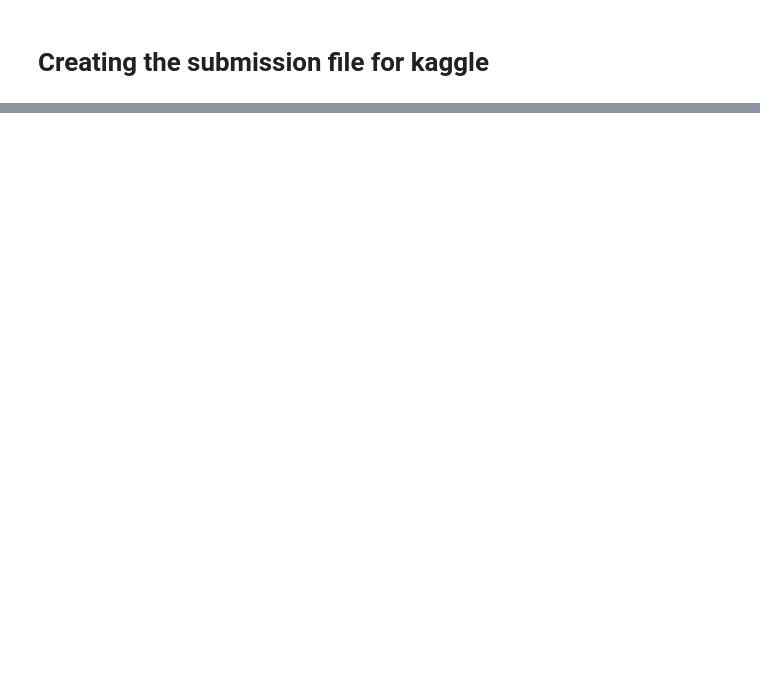
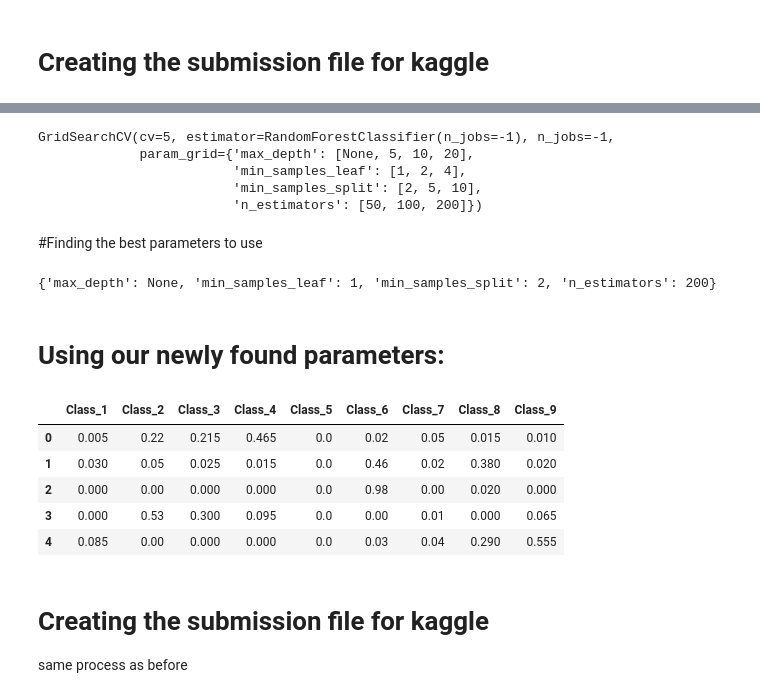
Before and after one commit to Jonathan-Oviedo/ML-23-TEA, a Jupyter notebook: Crate_and_Barrel_.ipynb, the cells around one changed output, grey strips where cells are left out. Saved outputs shown, nothing was run; the diff lists cells and outputs as text; code cells hidden in the pictures; blank space fills up the shorter version.

```diff
--- a/Crate_and_Barrel_.ipynb
+++ b/Crate_and_Barrel_.ipynb
@@ -123,0 +225,67 @@ predictionDF.to_csv("submission2.csv", sep=",", index=False,header=1)
+# %%
+# Define the parameter grid
+paramGrid = {
+    'n_estimators': [50, 100, 200],
+    'max_depth': [None, 5, 10, 20],
+    'min_samples_split': [2, 5, 10],
+    'min_samples_leaf': [1, 2, 4]
+}
+
+# Create a random forest classifier
+RFC = RandomForestClassifier(n_jobs = -1)
+
+# Create a grid search object
+grid_search = GridSearchCV(estimator=RFC, param_grid=paramGrid,n_jobs =-1, cv=5)
+
+#this took almost 3 hours to run the first time we added n_jobs=-1 to use all possible cores and it took about 1 hour 30 mins I would not reccomend running again if it can be avoided.
+# Fit the grid search object to the training data
+grid_search.fit(trainData, trainLabel)
+# %% [output]
+GridSearchCV(cv=5, estimator=RandomForestClassifier(n_jobs=-1), n_jobs=-1,
+             param_grid={'max_depth': [None, 5, 10, 20],
+                         'min_samples_leaf': [1, 2, 4],
+                         'min_samples_split': [2, 5, 10],
+                         'n_estimators': [50, 100, 200]})
+# %% [markdown]
+#Finding the best parameters to use
+# %%
+# Find the best parameters
+print(grid_search.best_params_)
+# %% [output]
+{'max_depth': None, 'min_samples_leaf': 1, 'min_samples_split': 2, 'n_estimators': 200}
+# %% [markdown]
+# Using our newly found parameters:
+# %%
+bestParams = grid_search.best_params_
+
+# Create a new RFC using the best parameters
+bestRFC = RandomForestClassifier(**bestParams)
+
+# Fit the new RFC with trainData and trainLabel
+bestRFC.fit(trainData, trainLabel)
+
+# Get the "id" column from the test data and save them in testIDs
+testIDs = testData["id"]
+testIDs = pd.DataFrame(testIDs, columns=["id"])
+
+# Drop the "id" column from the test data
+testData = testData.drop("id", axis=1)
+
+# Make predictions on the test data
+prediction = bestRFC.predict_proba(testData)
+
+# Create a dataframe for the probabilities and manually setting the column names
+predictionDF = pd.DataFrame(prediction, columns = ["Class_1", "Class_2", "Class_3", "Class_4", "Class_5", "Class_6", "Class_7", "Class_8", "Class_9"])
+#print the head of the new dataframe to see how the prediction for each column looks
+predictionDF.head()
+# %% [output]
+|  | Class_1 | Class_2 | Class_3 | Class_4 | Class_5 | Class_6 | Class_7 | Class_8 | Class_9 |
+| 0 | 0.005 | 0.22 | 0.215 | 0.465 | 0.0 | 0.02 | 0.05 | 0.015 | 0.010 |
+| 1 | 0.030 | 0.05 | 0.025 | 0.015 | 0.0 | 0.46 | 0.02 | 0.380 | 0.020 |
+| 2 | 0.000 | 0.00 | 0.000 | 0.000 | 0.0 | 0.98 | 0.00 | 0.020 | 0.000 |
+| 3 | 0.000 | 0.53 | 0.300 | 0.095 | 0.0 | 0.00 | 0.01 | 0.000 | 0.065 |
+| 4 | 0.085 | 0.00 | 0.000 | 0.000 | 0.0 | 0.03 | 0.04 | 0.290 | 0.555 |
+# %% [markdown]
+# Creating the submission file for kaggle
+
+same process as before
```
Also changed, not shown: parts of 33 cells of this notebook.
